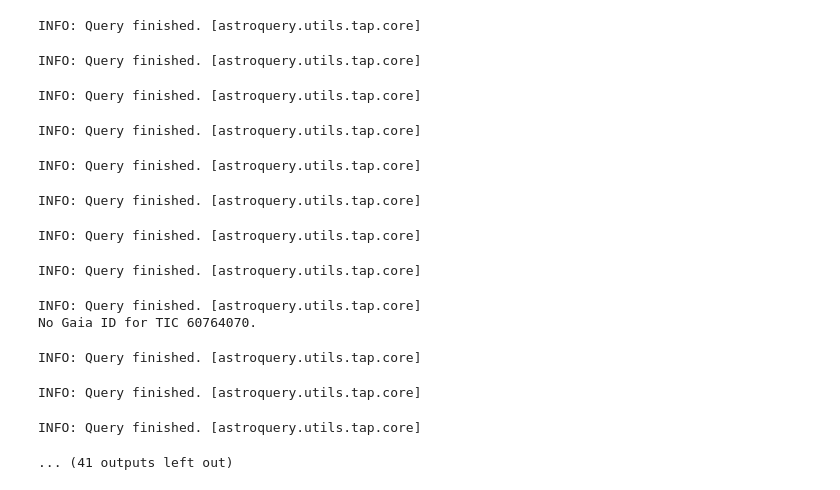
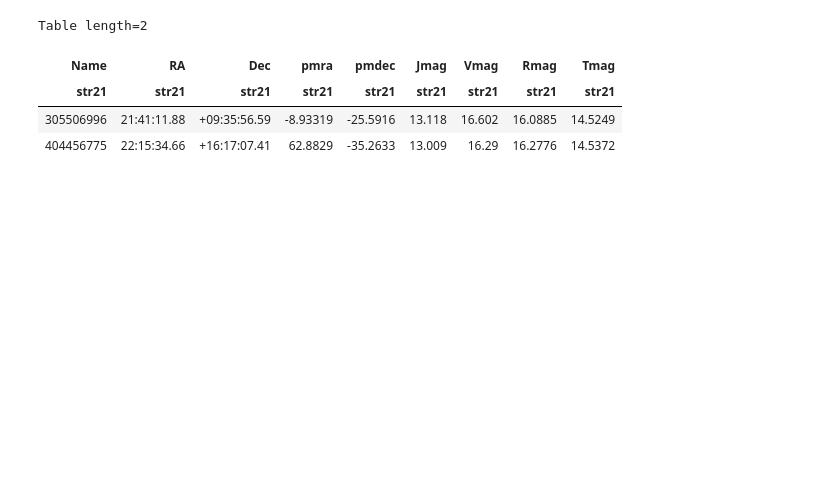
Before and after one commit to TeHanHunter/Shane-AO-Reduction, a Jupyter notebook: exofop_searcher.ipynb, the cells around one changed output. Drawn from its saved outputs; the diff is of its cells as text; code cells hidden in the pictures; blank space fills up the shorter version.

```diff
--- a/exofop_searcher.ipynb
+++ b/exofop_searcher.ipynb
@@ -126,30 +113,23 @@ INFO: Query finished. [astroquery.utils.tap.core]
 # %%
-path = '/home/tehan/Documents/SURFSUP/'
-data = ascii.read(f'{path}SURFSUP.csv', data_start=1)
+path = '/home/tehan/Documents/ShaneAO/'
+# data = ascii.read(f'{path}shaneAO_proposal.csv', data_start=0)
+stars = [305506996, 404456775]
+
 object_list = []
-for i in trange(len(data['col2'])):
-    object_list.append(search_exofop(data['col2'][i]))
+for i in trange(len(stars)):
+    object_list.append(search_exofop(stars[i]))
 
 # change the wrong minus sign
-for lists in object_list:
-    for sub in lists:
-        sub.replace('−', '-')
+# for lists in object_list:
+#     for sub in lists:
+#         sub.replace('−', '-')
 
-object_list = Table(np.array(object_list), names = ['Name', 'RA','Dec','pmra','pmdec','Jmag','Vmag','Rmag','Tmag'])
+object_list = Table(np.array(object_list), names=['Name', 'RA', 'Dec', 'pmra', 'pmdec', 'Jmag', 'Vmag', 'Rmag', 'Tmag'])
 ascii.write(object_list, f'{path}object_list.csv', format='csv', overwrite=True)
 object_list
 # %% [output]
-INFO: Query finished. [astroquery.utils.tap.core]
+Table length=2
-INFO: Query finished. [astroquery.utils.tap.core]
-INFO: Query finished. [astroquery.utils.tap.core]
-INFO: Query finished. [astroquery.utils.tap.core]
-INFO: Query finished. [astroquery.utils.tap.core]
-INFO: Query finished. [astroquery.utils.tap.core]
-INFO: Query finished. [astroquery.utils.tap.core]
-INFO: Query finished. [astroquery.utils.tap.core]
-INFO: Query finished. [astroquery.utils.tap.core]
-No Gaia ID for TIC 60764070.
-INFO: Query finished. [astroquery.utils.tap.core]
-INFO: Query finished. [astroquery.utils.tap.core]
-INFO: Query finished. [astroquery.utils.tap.core]
-... (41 outputs left out)
+| Name | RA | Dec | pmra | pmdec | Jmag | Vmag | Rmag | Tmag |
+| str21 | str21 | str21 | str21 | str21 | str21 | str21 | str21 | str21 |
+| 305506996 | 21:41:11.88 | +09:35:56.59 | -8.93319 | -25.5916 | 13.118 | 16.602 | 16.0885 | 14.5249 |
+| 404456775 | 22:15:34.66 | +16:17:07.41 | 62.8829 | -35.2633 | 13.009 | 16.29 | 16.2776 | 14.5372 |
```
Also changed, not shown: parts of 3 cells of this notebook, 7 other files.
